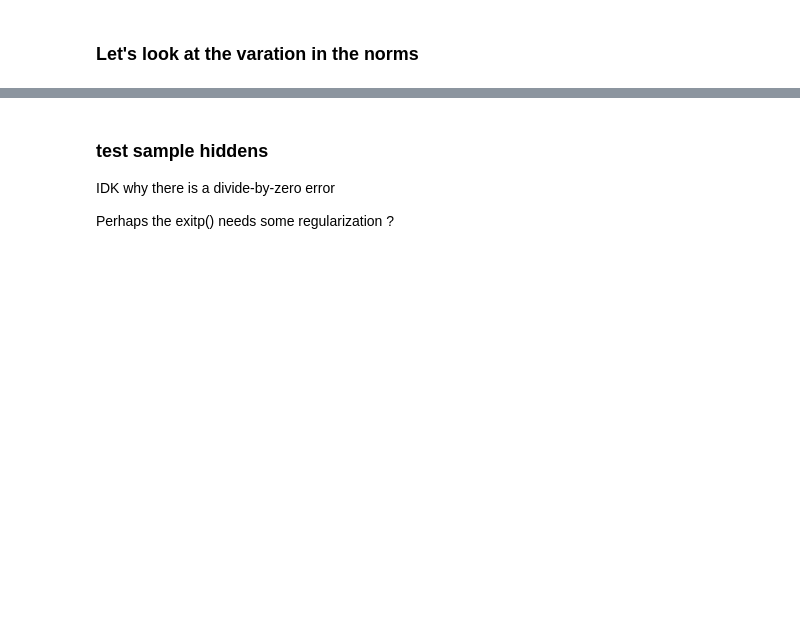
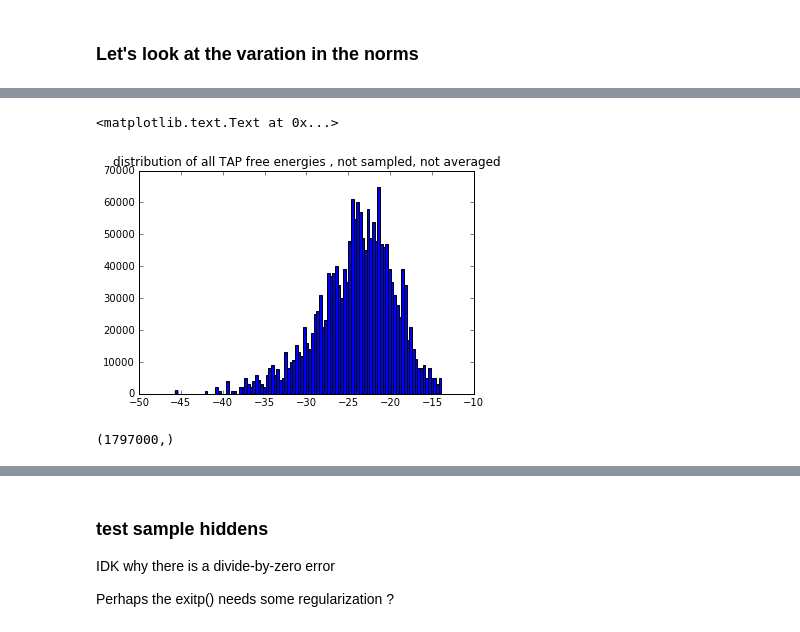
Before and after one commit to charlesmartin14/emf-rbm, a Jupyter notebook: EMF_RBM_Test.ipynb, the cells around one changed output, grey strips where cells are left out. Cells and saved outputs as stored; diff of their text form; code cells hidden in the pictures; blank space fills up the shorter version.

```diff
--- a/EMF_RBM_Test.ipynb
+++ b/EMF_RBM_Test.ipynb
@@ -957,3 +983,15 @@ plt.show()
+# %%
+all_fe = np.array(all_fe_tap).flatten()
+# %%
+plt.hist(all_fe,100);
+plt.title("distribution of all TAP free energies , not sampled, not averaged")
+# %% [output]
+<matplotlib.text.Text at 0x...>
+[figure, added]
+# %%
+all_fe.shape
+# %% [output]
+(1797000,)
 # %%
 plt.hist(s,50);
 plt.title("distribution of entropies, not sampled")
```
Also changed, not shown: parts of 9 cells of this notebook.
